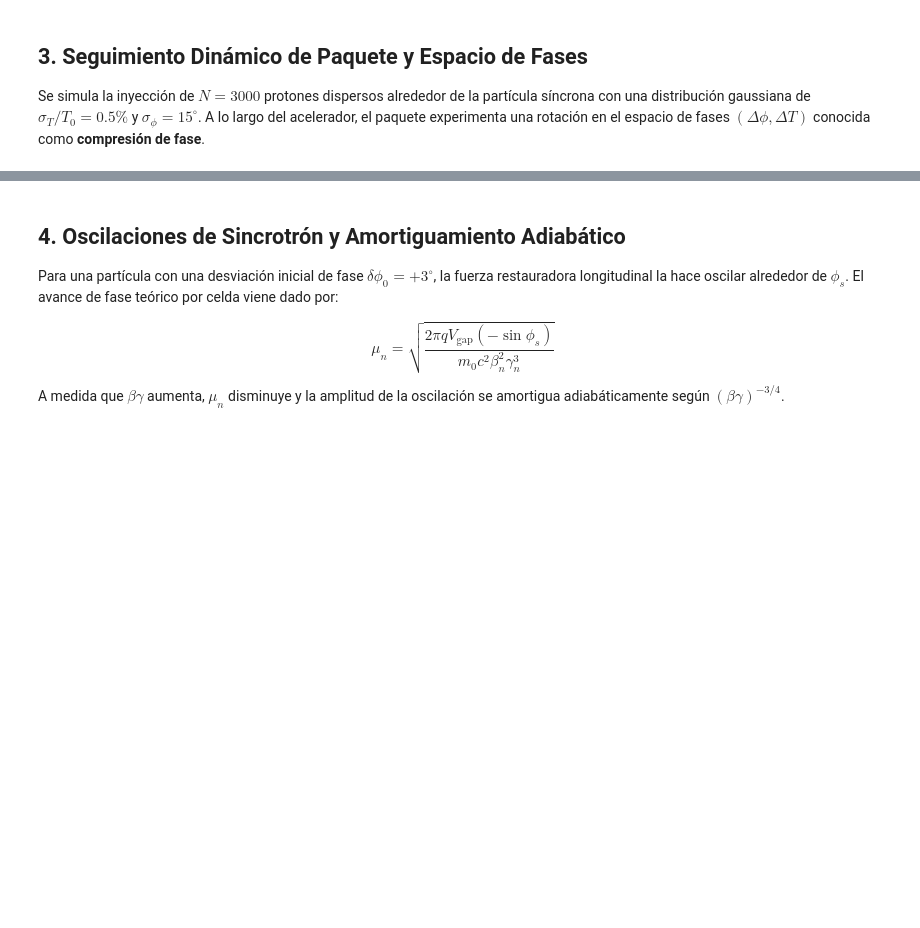
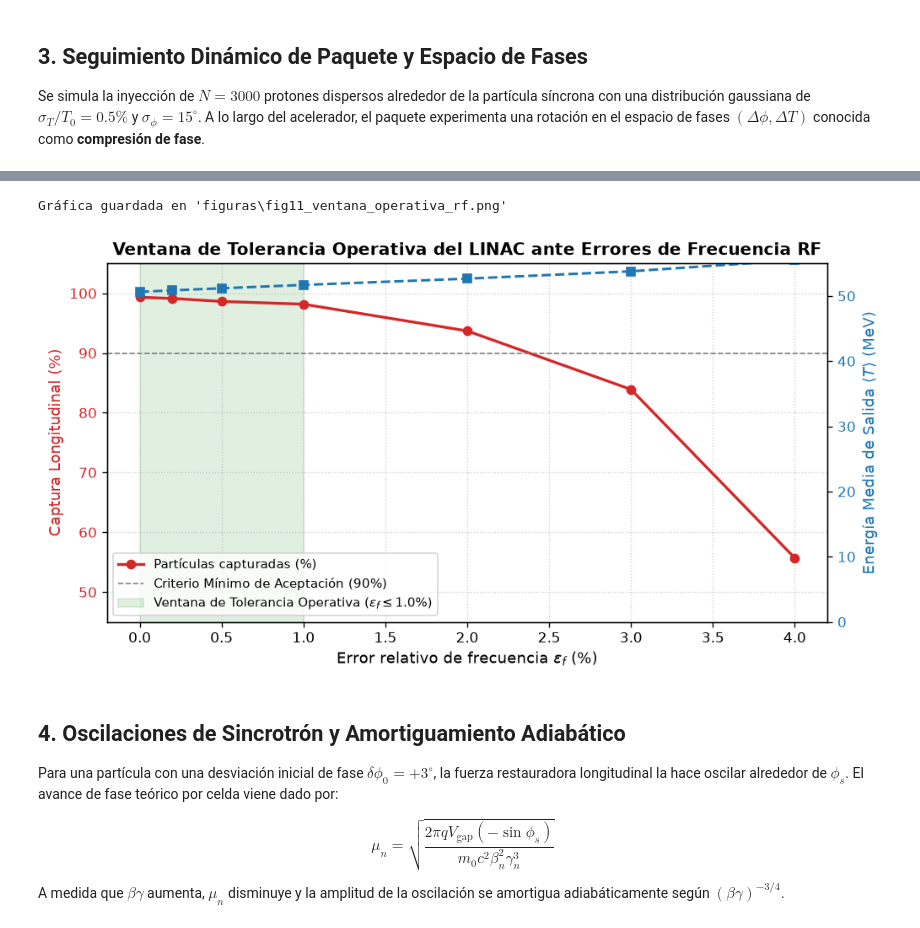
Before and after one commit to juanerickgabi-ship/LINAC-ALVAREZ, a Jupyter notebook: P19-Acelerador-lineal.ipynb, the cells around one changed output, grey strips where cells are left out. Drawn from its saved outputs; the diff is of its cells as text; code cells hidden in the pictures; blank space fills up the shorter version.

```diff
--- a/P19-Acelerador-lineal.ipynb
+++ b/P19-Acelerador-lineal.ipynb
@@ -103,3 +125,15 @@ Porcentaje de captura longitudinal: 99.33%
+# %%
+# Importar y ejecutar la gráfica de la ventana de tolerancia operativa
+from src.visualizer import plot_rf_operational_window
+
+df_rf_errors = pd.read_csv("resultados/rf_errores_sensibilidad.csv")
+
+plot_rf_operational_window(
+    df_rf_errors, save_fig=True, filename="fig11_ventana_operativa_rf.png"
+)
+# %% [output]
+Gráfica guardada en 'figuras\fig11_ventana_operativa_rf.png'
+[figure, added]
 # %% [markdown]
 ## 4. Oscilaciones de Sincrotrón y Amortiguamiento Adiabático
 Para una partícula con una desviación inicial de fase $\delta\phi_0 = +3^\circ$, la fuerza restauradora longitudinal la hace oscilar alrededor de $\phi_s$. El avance de fase teórico por celda viene dado por:
```
Also changed, not shown: parts of 8 cells of this notebook, 14 other files.
